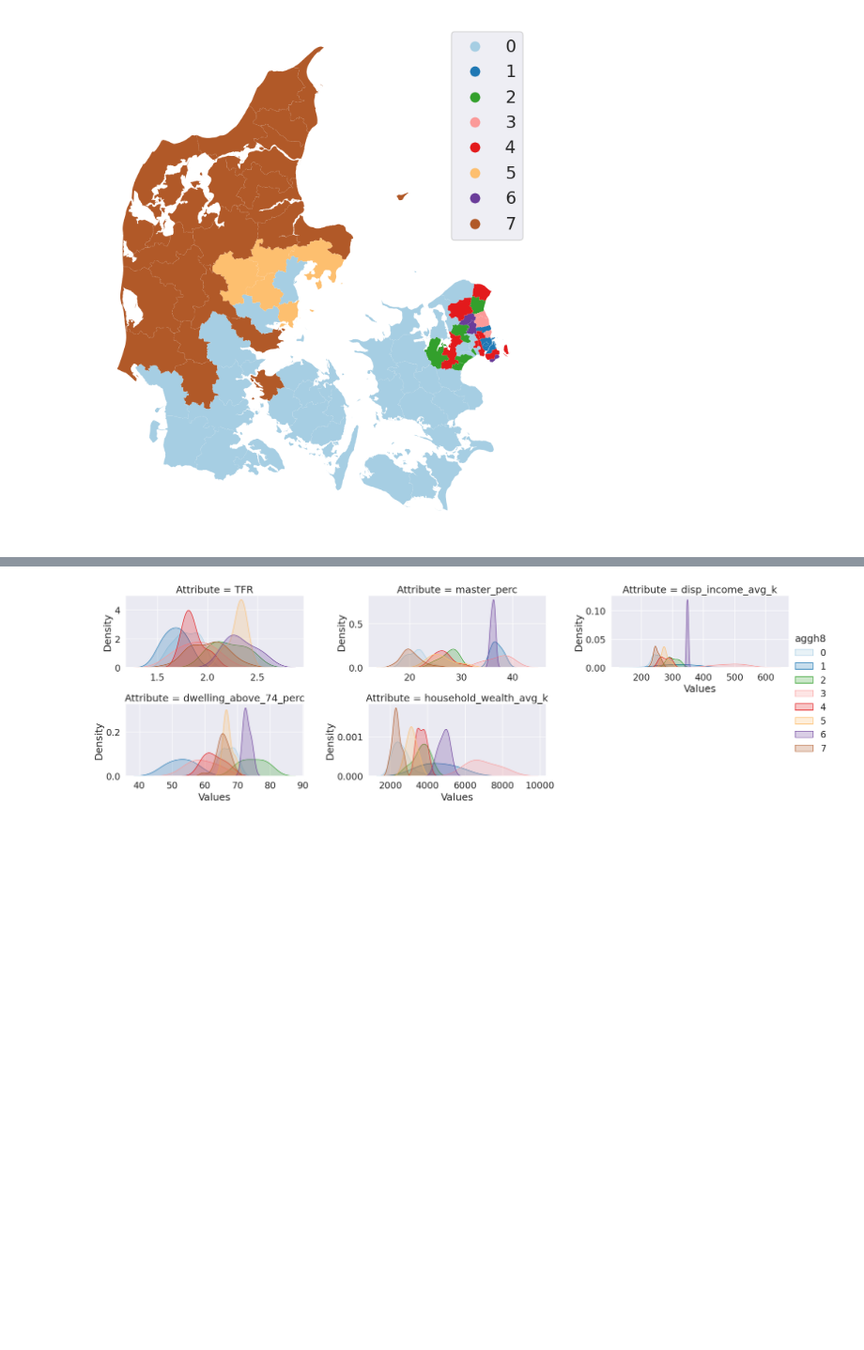
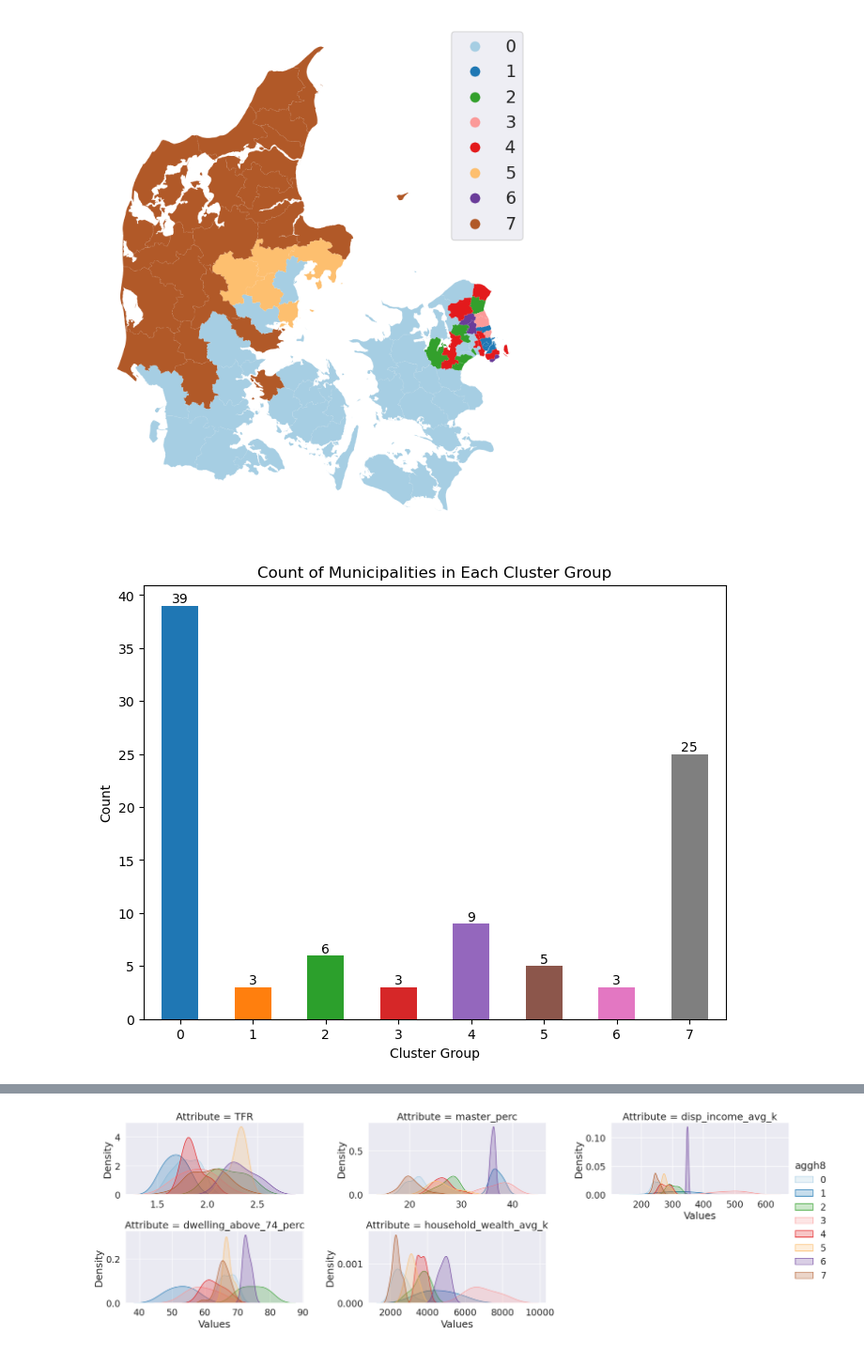
Before and after one commit to agnesutovaite/geospatial, a Jupyter notebook: project_notebook.ipynb, the cells around one changed output, grey strips where cells are left out. Shown at 94% size. Saved outputs shown, nothing was run; the diff lists cells and outputs as text; code cells hidden in the pictures; blank space fills up the shorter version.

Commit message:
added plot

```diff
--- a/project_notebook.ipynb
+++ b/project_notebook.ipynb
@@ -1351,3 +1351,23 @@ ax.set_axis_off()
 plt.show()
 # %% [output]
 [figure]
+# %%
+mpl.rcParams.update(mpl.rcParamsDefault)
+# Plot the municiplality count for each cluster
+aggh8sizes = gdf.groupby('aggh8').size()
+
+ax = knn4sizes.plot(kind='bar', figsize=(8, 6), color=sns.color_palette())
+ax.set_title('Count of Municipalities in Each Cluster Group')
+ax.set_xlabel('Cluster Group')
+ax.set_ylabel('Count')
+
+# Add count labels on top of each bar
+for i, count in enumerate(aggh8sizes):
+    ax.text(i, count, str(count), ha='center', va='bottom')
+
+# Rotate x-axis labels
+plt.xticks(rotation=360)
+
+plt.show()
+# %% [output]
+[figure, added]
```
Also changed, not shown: parts of 1 cell of this notebook.
